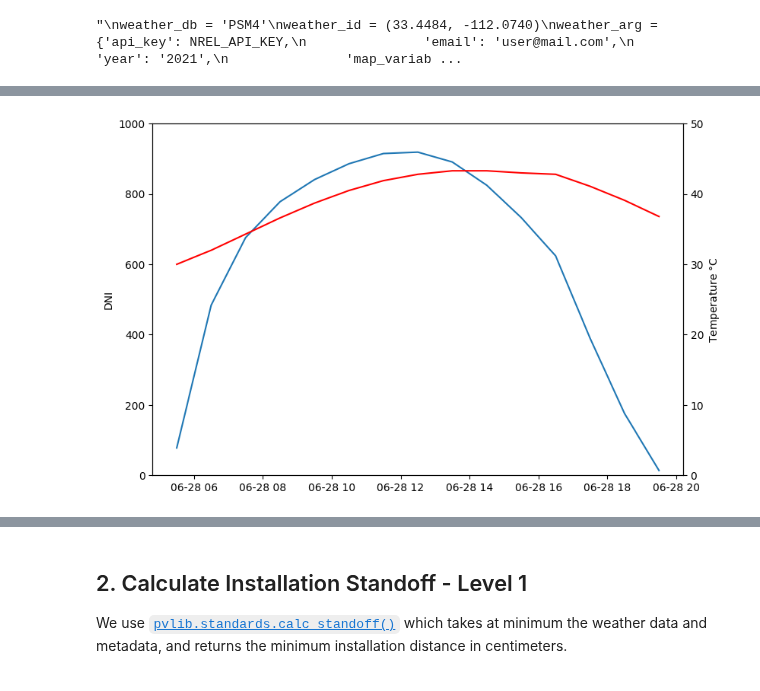
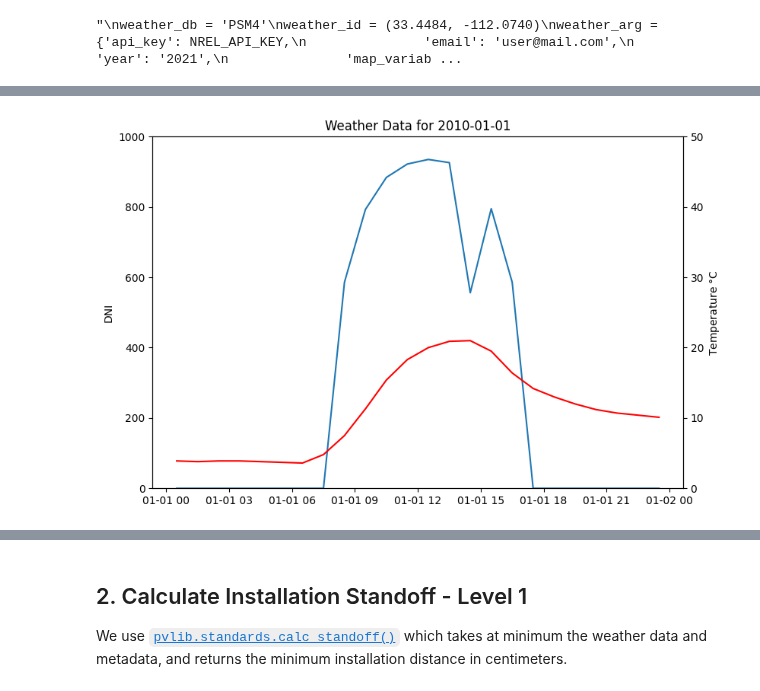
Before and after one commit to NatLabRockies/PVDegradationTools, a Jupyter notebook: tutorials_and_tools/tutorials_and_tools/ASTM Live Demo.ipynb, the cells around one changed output, grey strips where cells are left out. Saved outputs shown, nothing was run; the diff lists cells and outputs as text; code cells hidden in the pictures.

Commit message:
astm live demo fix plotting bugs and generate new output

```diff
--- a/tutorials_and_tools/tutorials_and_tools/ASTM Live Demo.ipynb
+++ b/tutorials_and_tools/tutorials_and_tools/ASTM Live Demo.ipynb
@@ -187,24 +186,18 @@ weather_df.head()
 # %%
-weather_df = weather_df.sort_index()
+# Choose the date you want to plot
+date = "2010-01-01"
+mask = weather_df.index.date == pd.to_datetime(date).date()
+day_df = weather_df.loc[mask]
 
 fig, ax1 = plt.subplots(figsize=(9, 6))
-# Instantiate a second axes that shares the same x-axis
-ax1.plot(
-    weather_df.loc["2021-06-28 05:00:00-07:00":"2021-06-28 20:00:00-07:00"][
-        "dni_clear"
-    ],
-    label="DNI",
-)
+ax1.plot(day_df.index, day_df["dni"], label="DNI")
 ax2 = ax1.twinx()
-ax2.plot(
-    weather_df.loc["2021-06-28 05:00:00-07:00":"2021-06-28 20:00:00-07:00"]["temp_air"],
-    "r",
-    label="Temperature",
-)
+ax2.plot(day_df.index, day_df["temp_air"], "r", label="Temperature")
 ax1.set_ylim([0, 1000])
 ax2.set_ylim([0, 50])
 ax1.set_ylabel("DNI")
 ax2.set_ylabel(r"Temperature $\degree$C")
+plt.title(f"Weather Data for {date}")
 plt.show()
 # %% [output]
-[figure, old version]
+[figure, new version]
```
Also changed, not shown: parts of 6 cells of this notebook.
